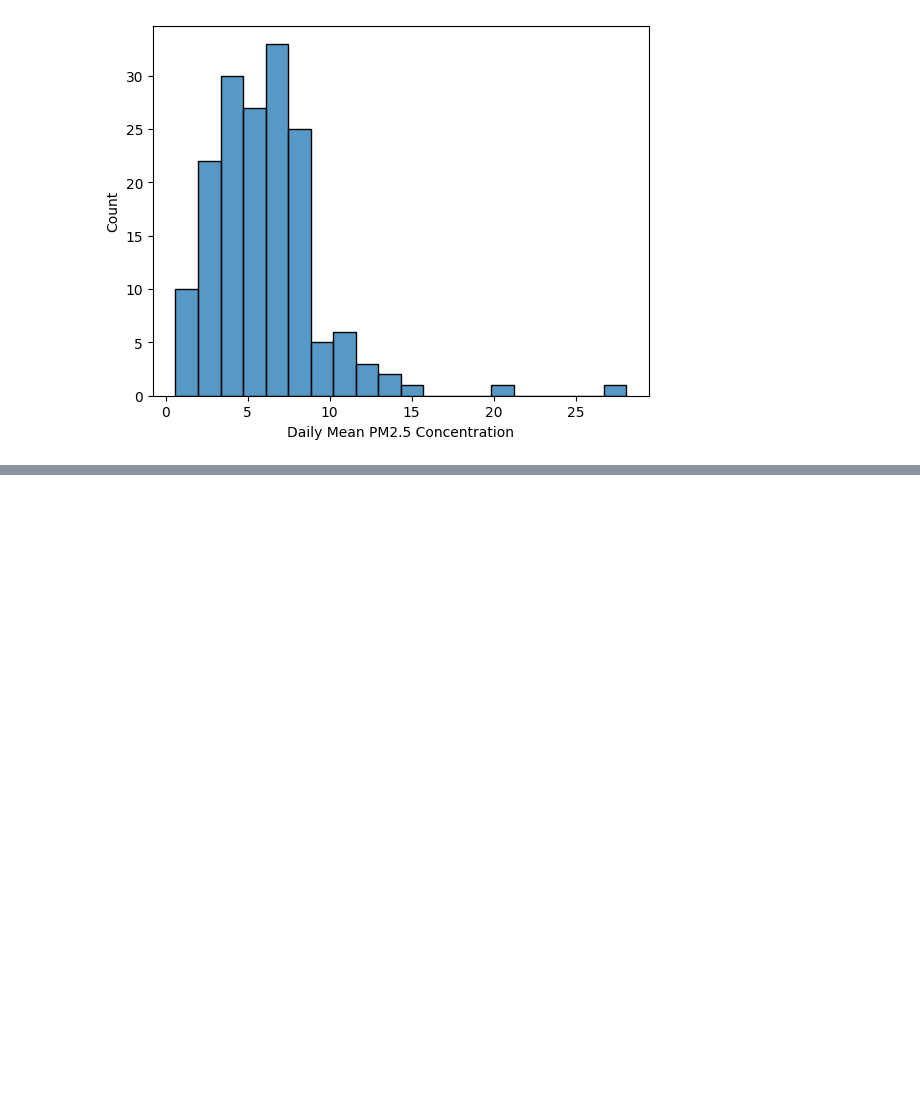
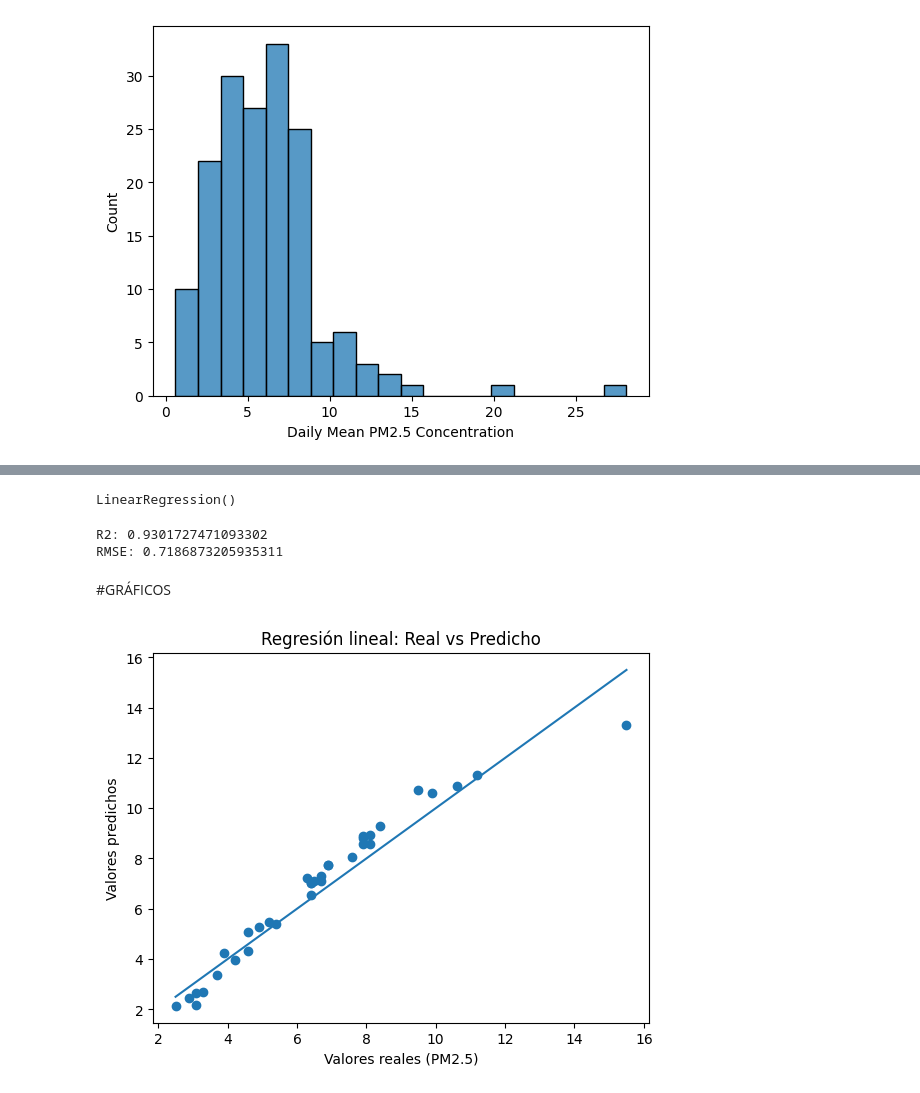
Before and after one commit to Fx2048/PI_Equipo04, a Jupyter notebook: Proyectos_de_ingenieria1/Talleres/Informe_Componentes_aire_Regresión_Lineal/INFORME_2_MAYORI_TURIN.ipynb, the cells around one changed output, grey strips where cells are left out. Cells and saved outputs as stored; diff of their text form; code cells hidden in the pictures; blank space fills up the shorter version.

```diff
--- a/Proyectos_de_ingenieria1/Talleres/Informe_Componentes_aire_Regresión_Lineal/INFORME_2_MAYORI_TURIN.ipynb
+++ b/Proyectos_de_ingenieria1/Talleres/Informe_Componentes_aire_Regresión_Lineal/INFORME_2_MAYORI_TURIN.ipynb
@@ -150,0 +183,53 @@ sns.histplot(df["Daily Mean PM2.5 Concentration"])
+# %%
+#Aplicacion del one hot encoding
+X = pd.concat([
+    X,
+    pd.get_dummies(
+        df[["State", "County", "Source"]],
+        drop_first=True  # evita multicolinealidad
+    )
+], axis=1)
+# %%
+#modelado
+from sklearn.model_selection import train_test_split
+from sklearn.linear_model import LinearRegression
+
+X_train, X_test, y_train, y_test = train_test_split(
+    X, y, test_size=0.2, random_state=42
+)
+
+model = LinearRegression()
+model.fit(X_train, y_train)
+# %% [output]
+LinearRegression()
+# %%
+#evaluacion del R2
+from sklearn.metrics import r2_score, mean_squared_error
+import numpy as np
+
+y_pred = model.predict(X_test)
+
+print("R2:", r2_score(y_test, y_pred))
+print("RMSE:", np.sqrt(mean_squared_error(y_test, y_pred)))
+# %% [output]
+R2: 0.9301727471093302
+RMSE: 0.7186873205935311
+# %% [markdown]
+#GRÁFICOS
+# %%
+#R2
+import matplotlib.pyplot as plt
+
+plt.figure()
+plt.scatter(y_test, y_pred)
+plt.xlabel("Valores reales (PM2.5)")
+plt.ylabel("Valores predichos")
+plt.title("Regresión lineal: Real vs Predicho")
+
+# línea ideal (y = x)
+plt.plot([y_test.min(), y_test.max()],
+         [y_test.min(), y_test.max()])
+
+plt.show()
+# %% [output]
+[figure, added]
```
Also changed, not shown: parts of 10 cells of this notebook.
